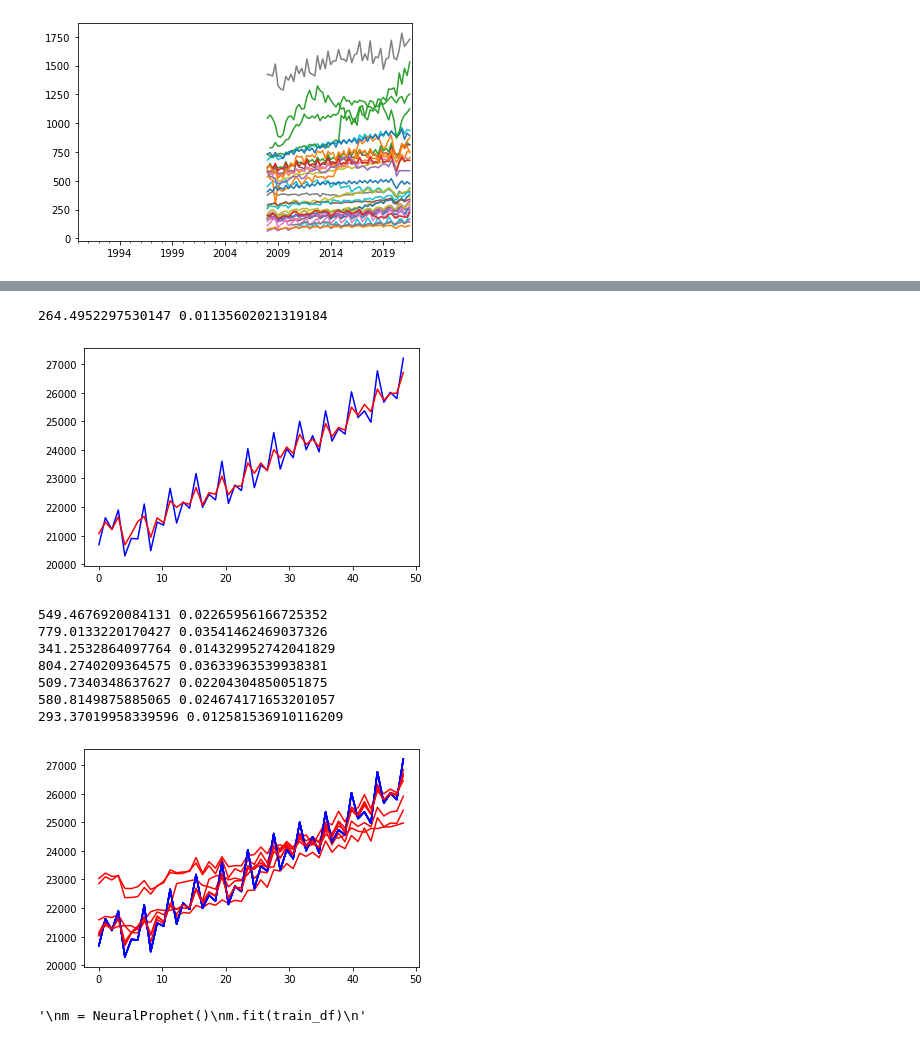
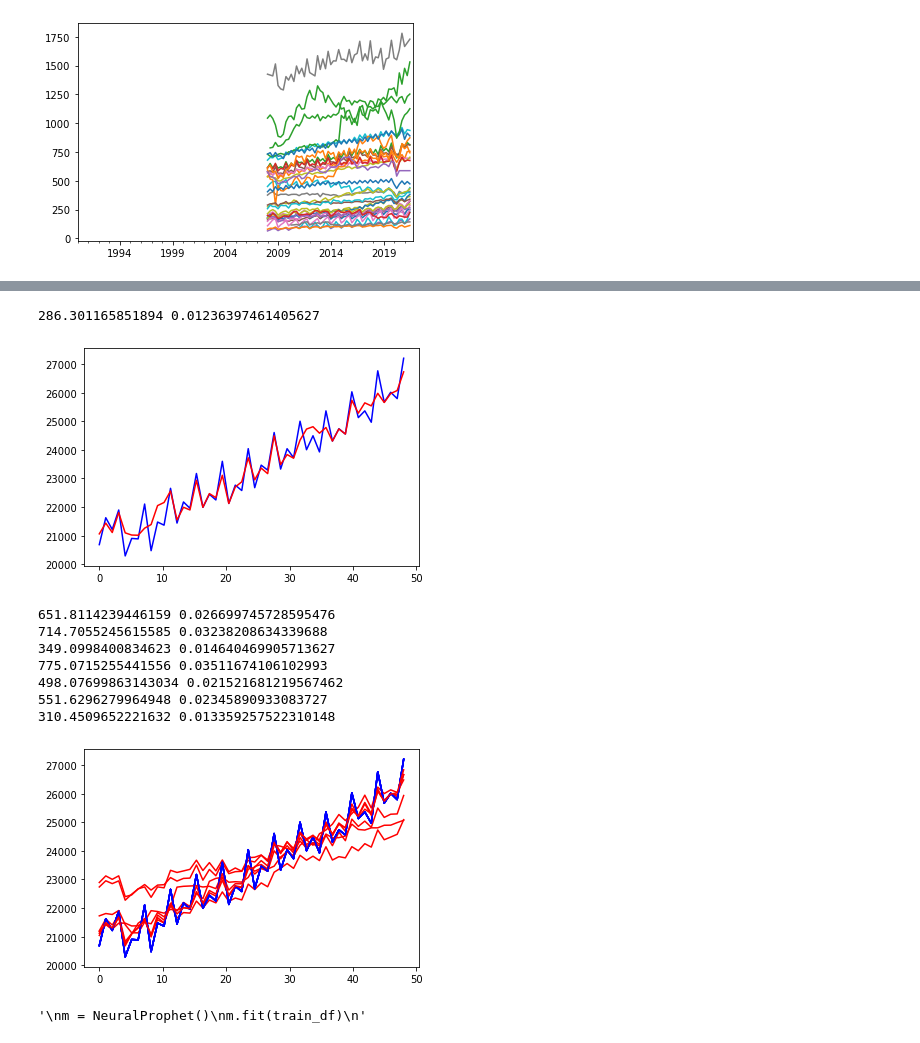
Before and after one commit to nisa-bayraktar/european_productivity, a Jupyter notebook: combined_features.ipynb, the cells around one changed output, grey strips where cells are left out. Cells and saved outputs as stored; diff of their text form; code cells hidden in the pictures.

```diff
--- a/combined_features.ipynb
+++ b/combined_features.ipynb
@@ -371,13 +330,13 @@ from sklearn.linear_model import LinearRegression
 # %%
 X = data[0, :, 2:]
 y = data[0, :, 0]
 t = np.linspace(0, y.shape[0], y.shape[0])
 
-regr, total_loss, loss = run_regr(X, y, t, RandomForestRegressor(), ['b', 'r'])
+regr, total_loss, loss = run_regr(X, y, t, RandomForestRegressor(n_estimators=5), ['b', 'r'])
 print(total_loss, loss)
 # %% [output]
-264.4952297530147 0.01135602021319184
+286.301165851894 0.01236397461405627
-[figure, old version]
+[figure, new version]
 # %%
 '''
 Attempting to vary values in regression to assess impact on productivity
@@ -394,14 +353,14 @@ for i in range(X.shape[1]):
     print(total_loss, abs_loss)
     plt.plot(t, y, 'b', t, y_pred, 'r')
 # %% [output]
-549.4676920084131 0.02265956166725352
-779.0133220170427 0.03541462469037326
-341.2532864097764 0.014329952742041829
-804.2740209364575 0.03633963539938381
-509.7340348637627 0.02204304850051875
-580.8149875885065 0.024674171653201057
-293.37019958339596 0.012581536910116209
+651.8114239446159 0.026699745728595476
+714.7055245615585 0.03238208634339688
+349.0998400834623 0.014640469905713627
+775.0715255441556 0.03511674106102993
+498.07699863143034 0.021521681219567462
+551.6296279964948 0.02345890933083727
+310.4509652221632 0.013359257522310148
-[figure, old version]
+[figure, new version]
 # %%
 '''
 Making a dataframe in Neural Prophet format
```
Also changed, not shown: parts of 12 cells of this notebook, 1 other file.
